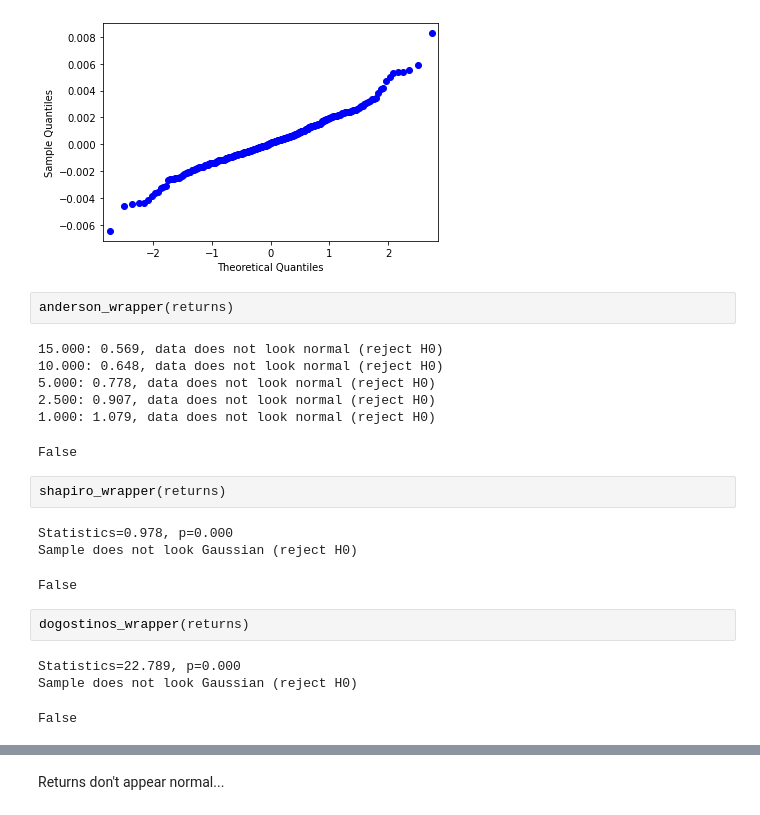
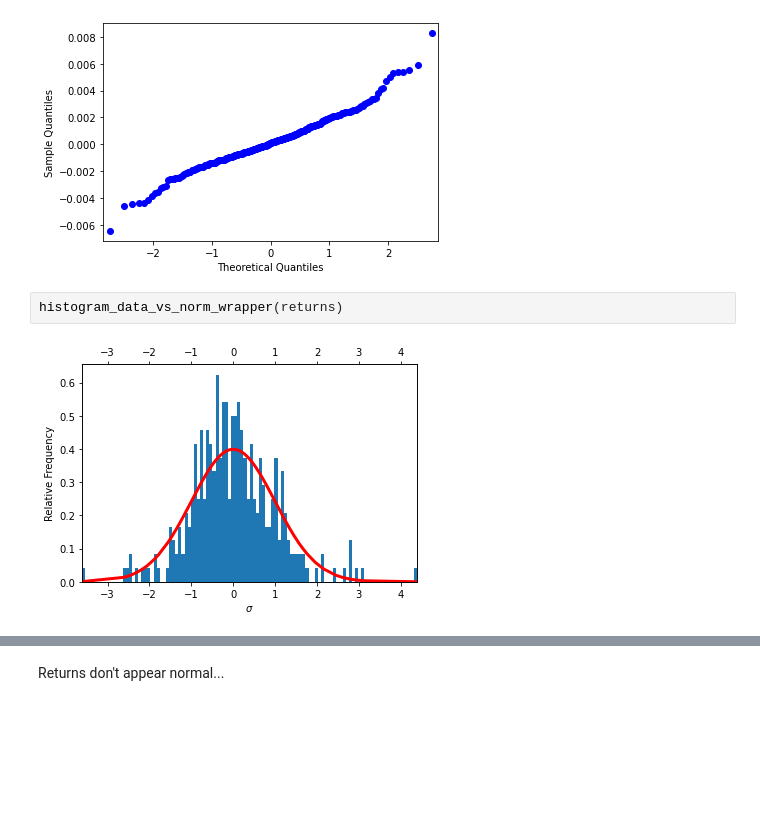
Before and after one commit to sputnik516/ML4AT, a Jupyter notebook: _scratch_code/dataset_explore.ipynb, the cells around one changed output, grey strips where cells are left out. Cells and saved outputs as stored; diff of their text form; blank space fills up the shorter version.

Commit message:
NormalityTests.py utils and analysis WIP

```diff
--- a/_scratch_code/dataset_explore.ipynb
+++ b/_scratch_code/dataset_explore.ipynb
@@ -37,23 +47,6 @@ qqplot_wrapper(returns)
 # %% [output]
 [figure]
 # %%
-anderson_wrapper(returns)
+histogram_data_vs_norm_wrapper(returns)
 # %% [output]
-15.000: 0.569, data does not look normal (reject H0)
-10.000: 0.648, data does not look normal (reject H0)
-5.000: 0.778, data does not look normal (reject H0)
-2.500: 0.907, data does not look normal (reject H0)
-1.000: 1.079, data does not look normal (reject H0)
-False
+[figure, added]
-# %%
-shapiro_wrapper(returns)
-# %% [output]
-Statistics=0.978, p=0.000
-Sample does not look Gaussian (reject H0)
-False
-# %%
-dogostinos_wrapper(returns)
-# %% [output]
-Statistics=22.789, p=0.000
-Sample does not look Gaussian (reject H0)
-False
```
Also changed, not shown: parts of 14 cells of this notebook, 1 other file.
